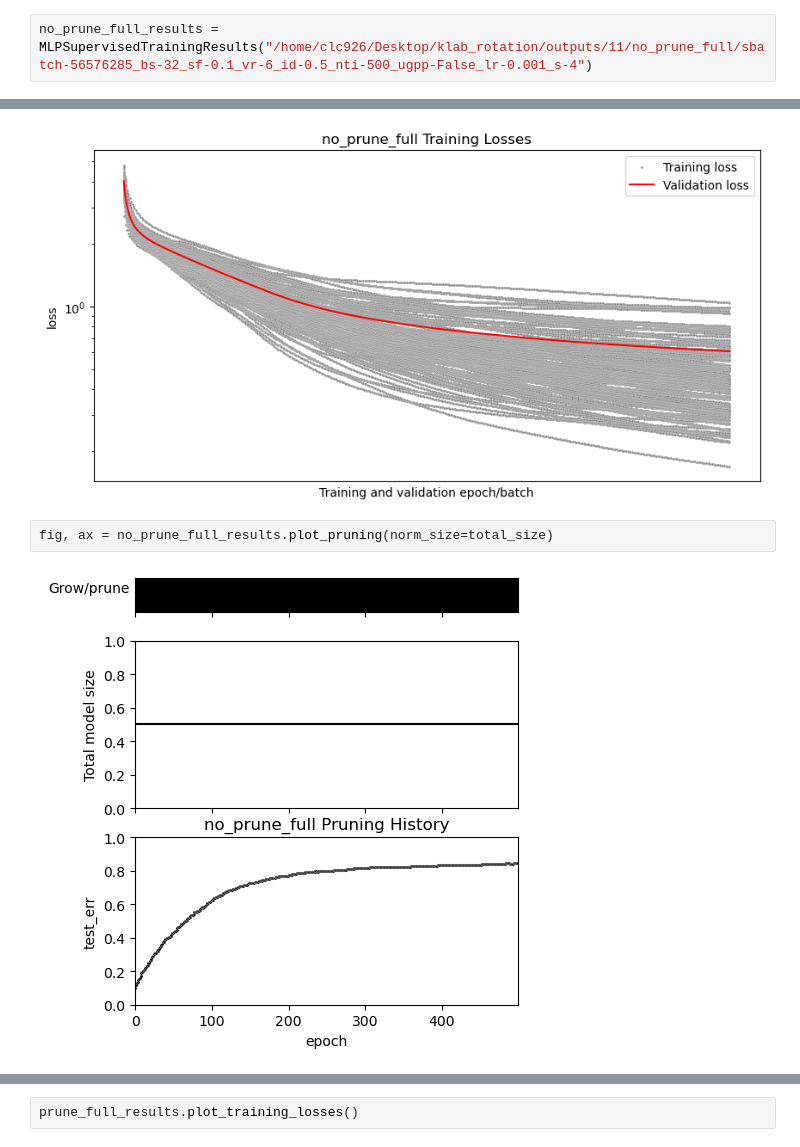
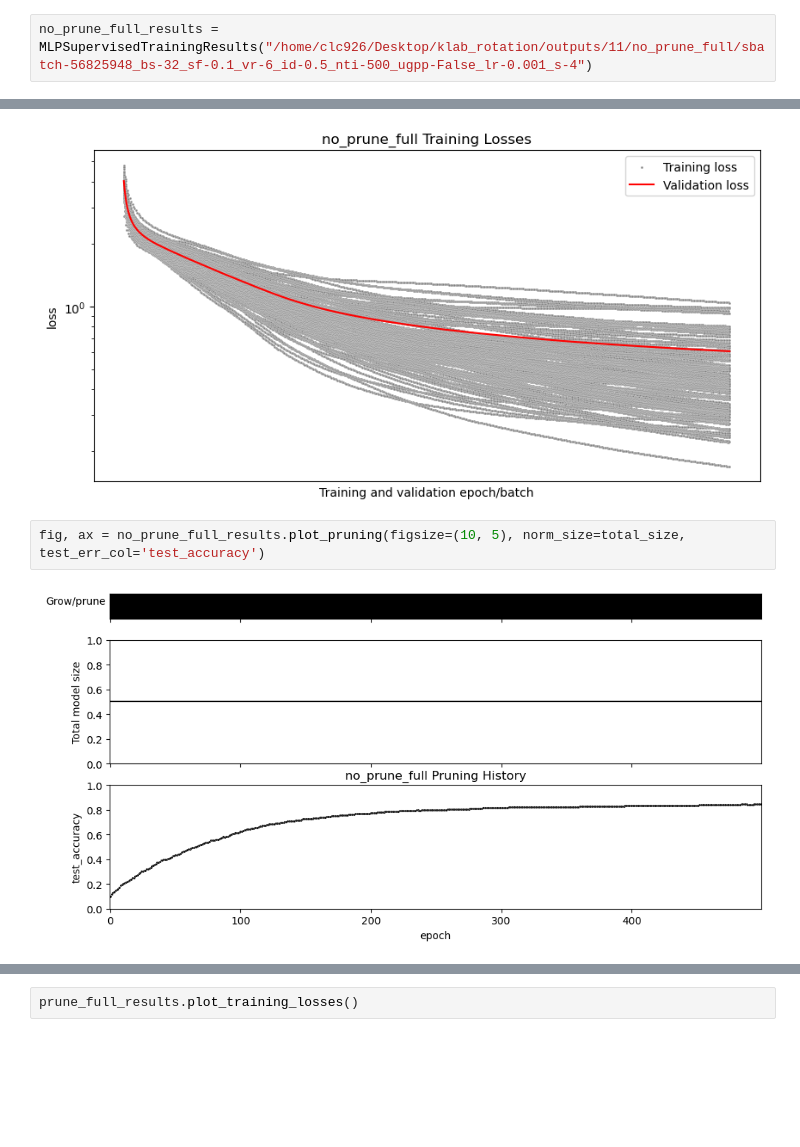
Before and after one commit to cchu70/klab_rotation, a Jupyter notebook: 11_Simple-MLP-supervised-SBATCH.ipynb, the cells around one changed output, grey strips where cells are left out. Drawn from its saved outputs; the diff is of its cells as text; blank space fills up the shorter version.

```diff
--- a/11_Simple-MLP-supervised-SBATCH.ipynb
+++ b/11_Simple-MLP-supervised-SBATCH.ipynb
@@ -68,5 +98,5 @@ Submitted batch job 56576287
 # %%
-no_prune_full_results = MLPSupervisedTrainingResults("/home/clc926/Desktop/klab_rotation/outputs/11/no_prune_full/sbatch-56576285_bs-32_sf-0.1_vr-6_id-0.5_nti-500_ugpp-False_lr-0.001_s-4")
+no_prune_full_results = MLPSupervisedTrainingResults("/home/clc926/Desktop/klab_rotation/outputs/11/no_prune_full/sbatch-56825948_bs-32_sf-0.1_vr-6_id-0.5_nti-500_ugpp-False_lr-0.001_s-4")
 # %%
 no_prune_full_results.plot_training_losses()
 # %% [output]
@@ -74,6 +104,6 @@ no_prune_full_results.plot_training_losses()
  <Axes: title={'center': 'no_prune_full Training Losses'}, xlabel='Training and validation epoch/batch', ylabel='loss'>)
 [figure]
 # %%
-fig, ax = no_prune_full_results.plot_pruning(norm_size=total_size)
+fig, ax = no_prune_full_results.plot_pruning(figsize=(10, 5), norm_size=total_size, test_err_col='test_accuracy')
 # %% [output]
-[figure, old version]
+[figure, new version]
```
Also changed, not shown: parts of 21 cells of this notebook, 35 other files.
